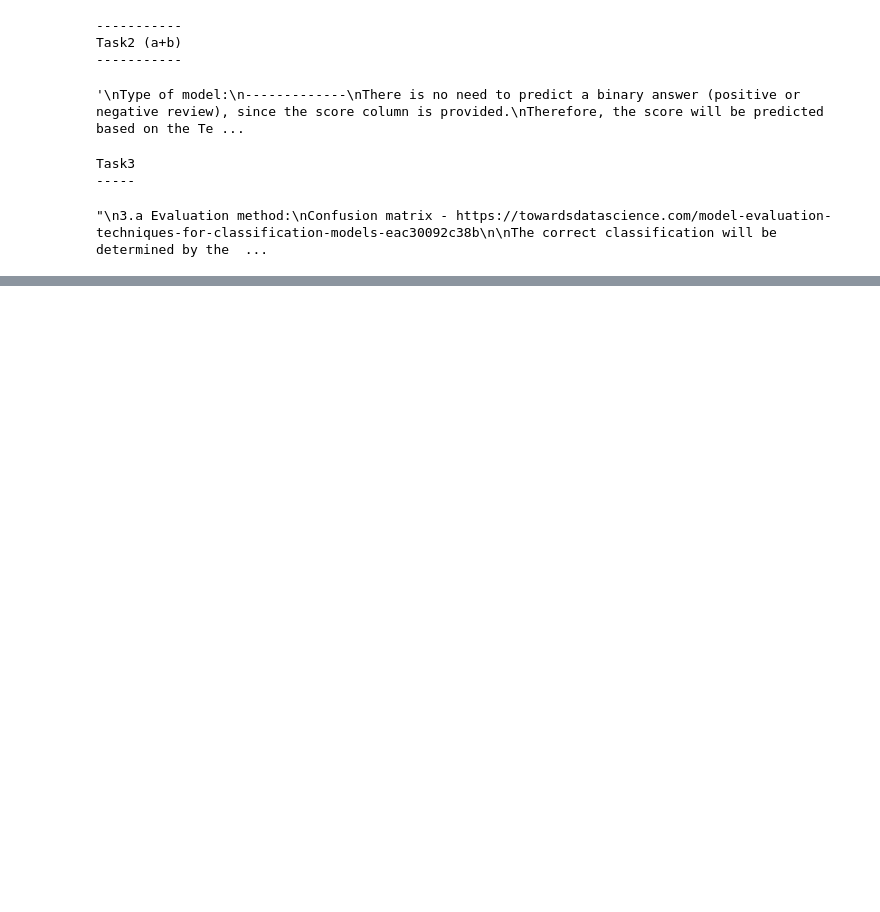
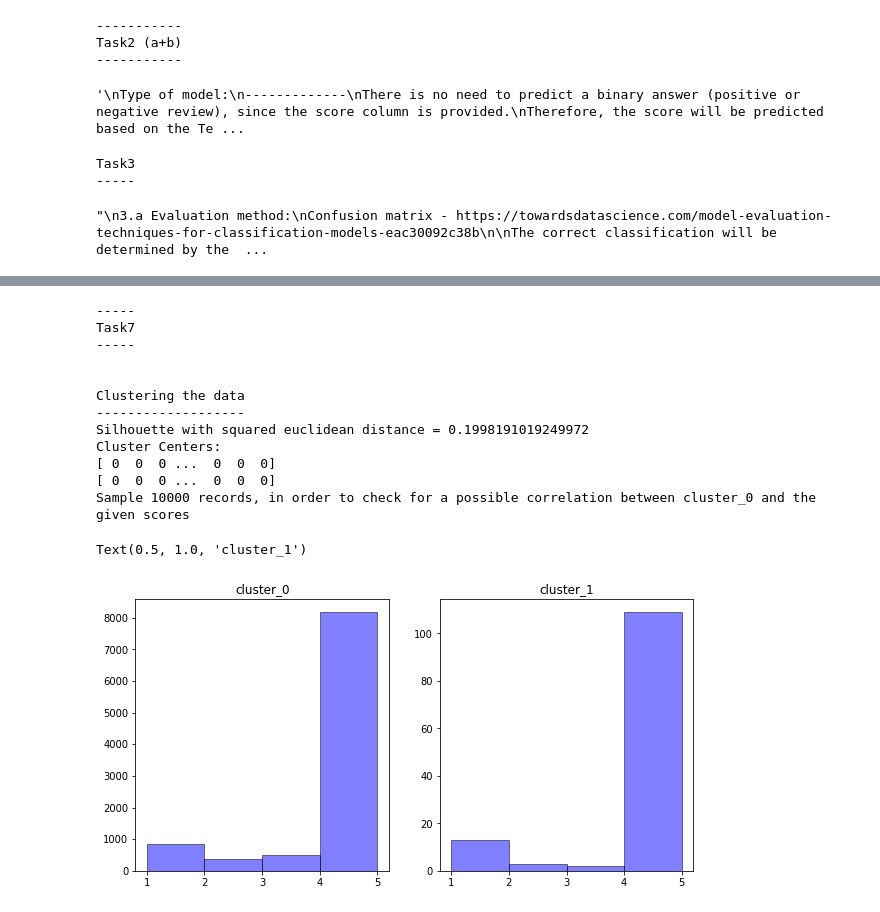
Before and after one commit to zorik9/big-data-analysis-course, a Jupyter notebook: exercises/exe3/exe3.ipynb, the cells around one changed output, grey strips where cells are left out. Cells and saved outputs as stored; diff of their text form; code cells hidden in the pictures; blank space fills up the shorter version.

```diff
--- a/exercises/exe3/exe3.ipynb
+++ b/exercises/exe3/exe3.ipynb
@@ -947,10 +993,10 @@ and a correlation between the second cluster and positive reviews.
 
 # Trains a k-means model.
 kmeans = KMeans().setK(2).setSeed(1)
-kmeansModel = kmeans.fit(train_set_tf)
+kmeansModel = kmeans.fit(train_set_tfidf)
 
 # Make predictions
-kmeansPredictions = kmeansModel.transform(test_set_tf)
+kmeansPredictions = kmeansModel.transform(test_set_tfidf)
 
 # Evaluate clustering by computing Silhouette score
 evaluator = ClusteringEvaluator()
@@ -969,33 +1015,48 @@ cluster_0_df = clusters_df.filter('prediction == 0')
 cluster_1_df = clusters_df.filter('prediction == 1')
 
 # Sample the 2 splitted dataframes and convert them to pandas data frame
 print("Sample " + repr(numOfSamplingDefaultRecords) + " records, in order to check for a possible correlation between cluster_0 and the given scores")
 num_of_cluster0_records = cluster_0_df.count()
 cluster0_percentage = 1.0 if num_of_cluster0_records < numOfSamplingDefaultRecords else numOfSamplingDefaultRecords / num_of_cluster0_records
 df_cluster0_pandas = cluster_0_df.sample(False, cluster0_percentage, clusterSeed).toPandas()
 num_of_cluster1_records = cluster_1_df.count()
 cluster1_percentage = 1.0 if num_of_cluster1_records < numOfSamplingDefaultRecords else numOfSamplingDefaultRecords / num_of_cluster1_records
 df_cluster1_pandas = cluster_1_df.sample(False, cluster1_percentage, clusterSeed).toPandas()
 
 # Plot 2 histograms of score & score count, corresponding to the 2 splitted dataframes.
 fig, (left_plt, right_plt) = plt.subplots(ncols=2, figsize=(10, 5))
 left_plt.hist(df_cluster0_pandas['label'],
          bins=scores,
          density=False,
          histtype='bar',
          color='b',
          edgecolor='k',
          alpha=0.5)
 left_plt.set_title("cluster_0")
 
 right_plt.hist(df_cluster1_pandas['label'],
          bins=scores,
          density=False,
          histtype='bar',
          color='b',
          edgecolor='k',
          alpha=0.5)
 right_plt.set_title("cluster_1")
+# %% [output]
+-----
+Task7
+-----
+
+
+Clustering the data
+-------------------
+Silhouette with squared euclidean distance = 0.1998191019249972
+Cluster Centers:
+[ 0  0  0 ...  0  0  0]
+[ 0  0  0 ...  0  0  0]
+Sample 10000 records, in order to check for a possible correlation between cluster_0 and the given scores
+Text(0.5, 1.0, 'cluster_1')
+[figure, added]
 # %%
 displayTitle("Task9")
 displaySubTitle("Comparing the clustering results with the classification results")
```
Also changed, not shown: parts of 14 cells of this notebook, 4 other files.
